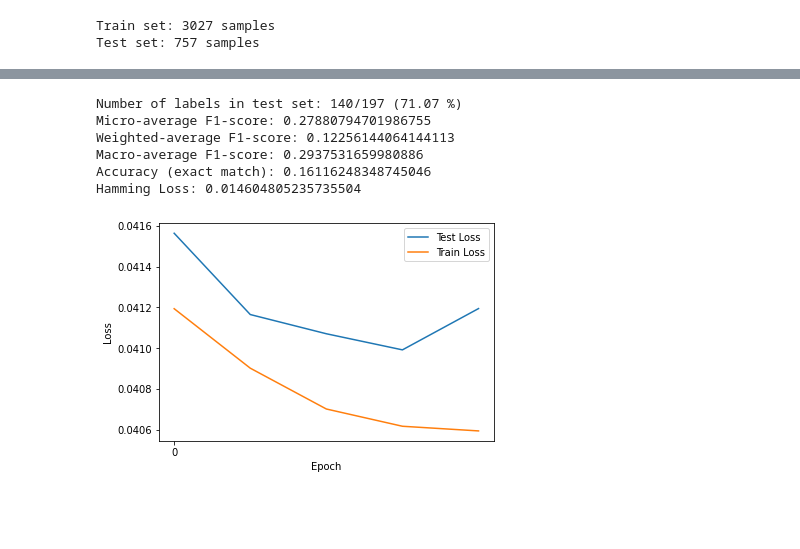
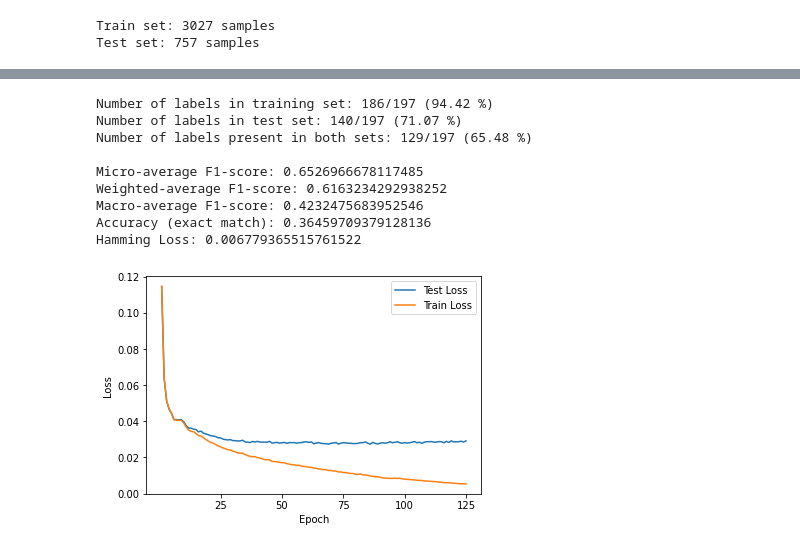
Before and after one commit to VisibaCare/SymptomMatchML, a Jupyter notebook: transformer_model.ipynb, the cells around one changed output, grey strips where cells are left out. Drawn from its saved outputs; the diff is of its cells as text; code cells hidden in the pictures; blank space fills up the shorter version.

Commit message:
Improved performance of transformer model

```diff
--- a/transformer_model.ipynb
+++ b/transformer_model.ipynb
@@ -225,6 +241,7 @@ def epoch_loss(model, data_loader, criterion):
     loss = 0
     batch_count = 0
 
+    model.eval()
     with torch.no_grad():
         for idx,batch in enumerate(data_loader):
             ids = batch['ids'].to(device, dtype=torch.long)
@@ -235,5 +252,21 @@ def epoch_loss(model, data_loader, criterion):
             outputs = model(ids, mask, token_type_ids)
             loss += criterion(outputs, labels)
             batch_count += 1
-
+    model.train()
     return loss / batch_count
+# %%
+# define the model
+D_out = len(multilab_bin.classes_)
+
+config = PretrainedConfig.from_json_file(f'{path_to_bert}/config.json')
+
+model = BERTClass(config, path_to_bert, D_out)
+model.train()
+model.to(device)
+
+# number of epochs trained
+epochs_trained = 0
+
+# losses over entire train-/test-set per epoch
+train_losses = []
+test_losses = []
@@ -315,37 +344,59 @@ y_pred_temp, y_true = get_pred_true(model, test_loader, D_out)
 # %%
 # set all values above threshold to 1, else 0
 th = 0.2
 y_pred = np.copy(y_pred_temp)
 y_pred[y_pred > th] = 1
 y_pred[y_pred <= th] = 0
 
 # number of labels in test set
-labels_in_test = np.count_nonzero(np.sum(y_true, axis=0))
+#labels_in_test = np.count_nonzero(np.sum(y_true, axis=0))
+label_counts_test = np.sum(multilab_bin.transform(test_dataset['labels']), axis=0)
+labels_in_test = np.count_nonzero(label_counts_test)
 
+# number of labels in train set
+label_counts_train = np.sum(multilab_bin.transform(train_dataset['labels']), axis=0)
+labels_in_train = np.count_nonzero(label_counts_train)
+
+# compute size of intersection between labels in train and test
+label_counts_test[label_counts_test > 0] = 1
+labels_bin_test = label_counts_test
+
+label_counts_train[label_counts_train > 0] = 1
+labels_bin_train = label_counts_train
+
+labels_bin_sum = labels_bin_test + labels_bin_train
+labels_intersect = np.count_nonzero(labels_bin_sum[labels_bin_sum == 2])
+
+print(f'Number of labels in training set: {labels_in_train}/{y_true.shape[1]} ({labels_in_train/y_true.shape[1]*100:.2f} %)')
 print(f'Number of labels in test set: {labels_in_test}/{y_true.shape[1]} ({labels_in_test/y_true.shape[1]*100:.2f} %)')
+print(f'Number of labels present in both sets: {labels_intersect}/{y_true.shape[1]} ({labels_intersect/y_true.shape[1]*100:.2f} %)')
+print()
 print(f"Micro-average F1-score: {f1_score(y_true, y_pred, average='micro')}")
 print(f"Weighted-average F1-score: {f1_score(y_true, y_pred, average='weighted', zero_division=1)}")
 print(f"Macro-average F1-score: {f1_score(y_true, y_pred, average='macro', zero_division=1)}")
 #print(f"Sample-average Jaccard score: {jaccard_score(y_true, y_pred, average='samples', zero_division=1)}")
 print(f"Accuracy (exact match): {accuracy_score(y_true, y_pred)}")
 print(f"Hamming Loss: {hamming_loss(y_true, y_pred)}")
 
-x = [x for x in range(0,len(train_losses))]
-ticks = [x*10 for x in range(0,len(train_losses)//10+1)]
+x = [x for x in range(1,len(train_losses)+1)]
+xticks = [x*len(train_losses)//5 for x in range(1,6)]
 plt.plot(x, test_losses)
 plt.plot(x, train_losses)
 plt.legend(['Test Loss', 'Train Loss'])
-plt.xticks(ticks, ticks)
+plt.xticks(xticks,xticks)
 plt.xlabel('Epoch')
 plt.ylabel('Loss')
 #plt.gca().set_ylim([0,0.1])
 plt.show()
 # %% [output]
+Number of labels in training set: 186/197 (94.42 %)
 Number of labels in test set: 140/197 (71.07 %)
-Micro-average F1-score: 0.27880794701986755
-Weighted-average F1-score: 0.12256144064144113
-Macro-average F1-score: 0.2937531659980886
-Accuracy (exact match): 0.16116248348745046
-Hamming Loss: 0.014604805235735504
+Number of labels present in both sets: 129/197 (65.48 %)
+
+Micro-average F1-score: 0.6526966678117485
+Weighted-average F1-score: 0.6163234292938252
+Macro-average F1-score: 0.4232475683952546
+Accuracy (exact match): 0.36459709379128136
+Hamming Loss: 0.006779365515761522
-[figure, old version]
+[figure, new version]
 # %%
```
Also changed, not shown: parts of 11 cells of this notebook.
